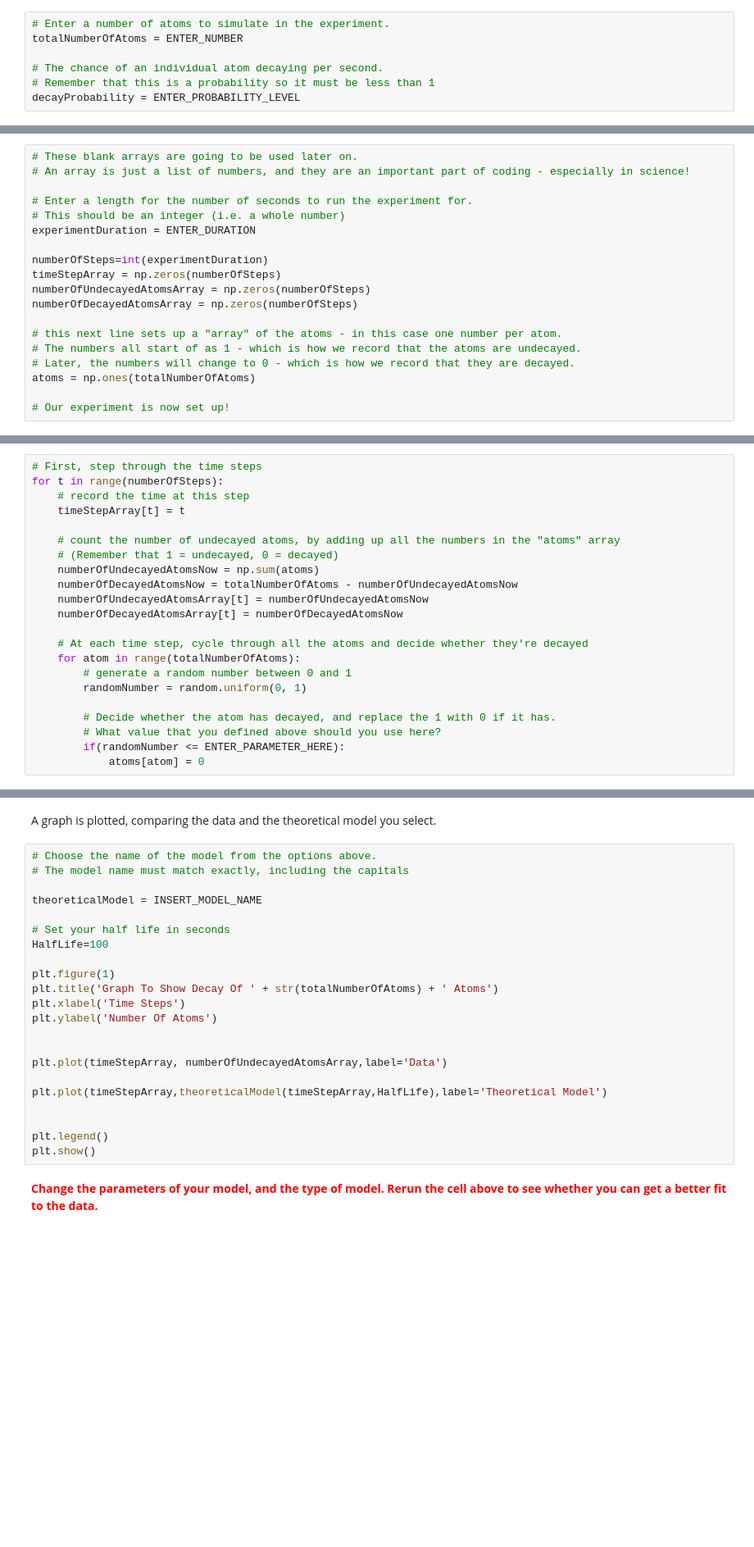
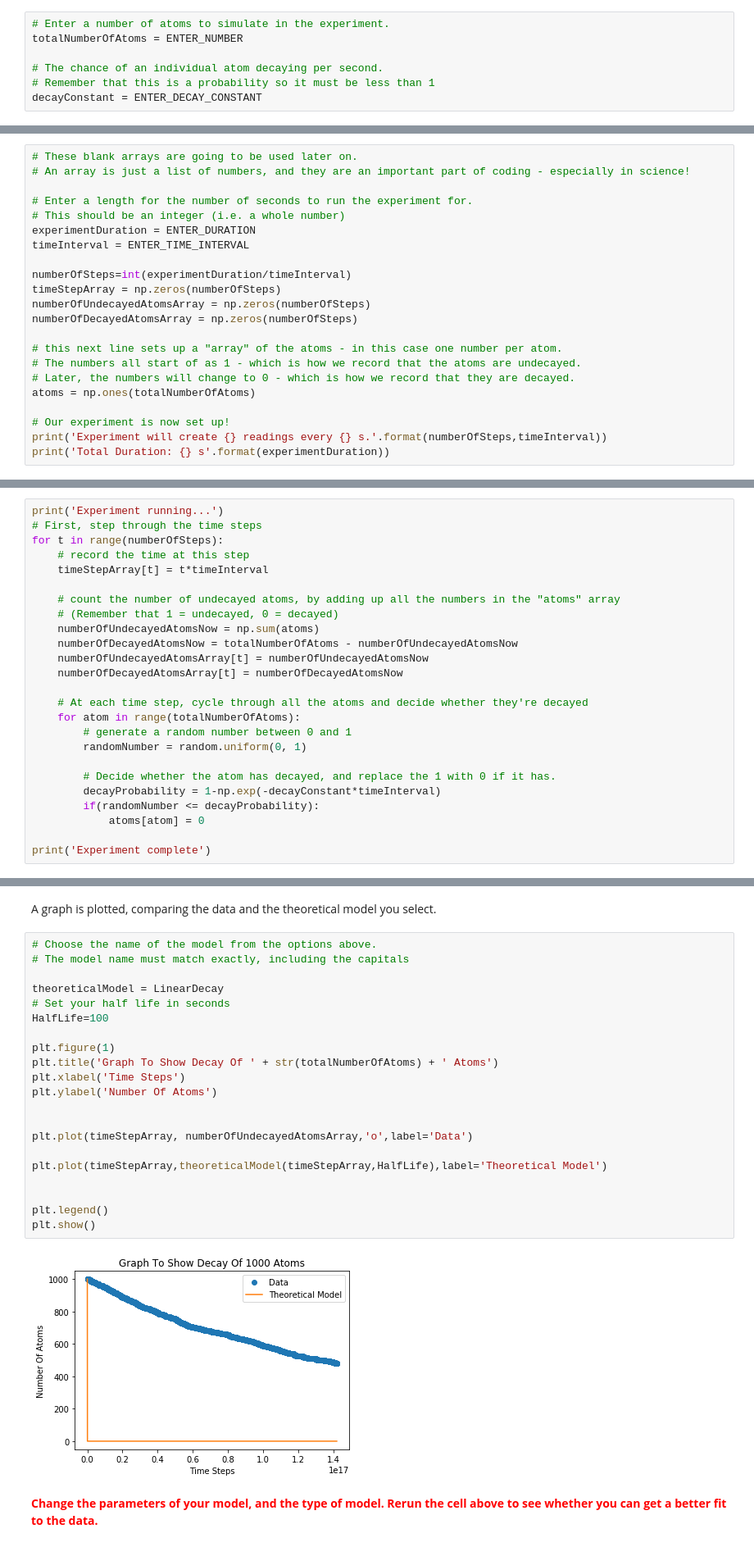
Before and after one commit to PhysicsMentoringProject/Virtual-Radiation-Decay, a Jupyter notebook: Virtual Radioactivity.ipynb, the cells around one changed output, grey strips where cells are left out. Shown at 82% size. Cells and saved outputs as stored; diff of their text form; blank space fills up the shorter version.

Commit message:
Can now cope with time steps of more than 1 second

```diff
--- a/Virtual Radioactivity.ipynb
+++ b/Virtual Radioactivity.ipynb
@@ -30,6 +36,6 @@ totalNumberOfAtoms = ENTER_NUMBER
 
 # The chance of an individual atom decaying per second.
 # Remember that this is a probability so it must be less than 1
-decayProbability = ENTER_PROBABILITY_LEVEL
+decayConstant = ENTER_DECAY_CONSTANT
 # %% [markdown]
 ## Section 2 - Data Recording Set up
@@ -44,8 +50,9 @@ In this section we'll set up the length of time we're going to run for.
 # Enter a length for the number of seconds to run the experiment for.
 # This should be an integer (i.e. a whole number)
 experimentDuration = ENTER_DURATION
+timeInterval = ENTER_TIME_INTERVAL
 
-numberOfSteps=int(experimentDuration)
+numberOfSteps=int(experimentDuration/timeInterval)
 timeStepArray = np.zeros(numberOfSteps)
 numberOfUndecayedAtomsArray = np.zeros(numberOfSteps)
 numberOfDecayedAtomsArray = np.zeros(numberOfSteps)
@@ -56,3 +63,5 @@ numberOfDecayedAtomsArray = np.zeros(numberOfSteps)
 atoms = np.ones(totalNumberOfAtoms)
 
 # Our experiment is now set up!
+print('Experiment will create {} readings every {} s.'.format(numberOfSteps,timeInterval))
+print('Total Duration: {} s'.format(experimentDuration))
@@ -68,8 +79,9 @@ In this section we'll run the experiment.
 # %%
+print('Experiment running...')
 # First, step through the time steps
 for t in range(numberOfSteps):
     # record the time at this step
-    timeStepArray[t] = t
+    timeStepArray[t] = t*timeInterval
 
     # count the number of undecayed atoms, by adding up all the numbers in the "atoms" array
     # (Remember that 1 = undecayed, 0 = decayed)
@@ -84,6 +96,8 @@ for t in range(numberOfSteps):
         randomNumber = random.uniform(0, 1)
 
         # Decide whether the atom has decayed, and replace the 1 with 0 if it has.
-        # What value that you defined above should you use here?
-        if(randomNumber <= ENTER_PARAMETER_HERE):
+        decayProbability = 1-np.exp(-decayConstant*timeInterval)
+        if(randomNumber <= decayProbability):
             atoms[atom] = 0
+
+print('Experiment complete')
@@ -160,25 +179,26 @@ A graph is plotted, comparing the data and the theoretical model you select.
 # %%
 # Choose the name of the model from the options above.
 # The model name must match exactly, including the capitals
 
-theoreticalModel = INSERT_MODEL_NAME
-
+theoreticalModel = LinearDecay
 # Set your half life in seconds
 HalfLife=100
 
 plt.figure(1)
 plt.title('Graph To Show Decay Of ' + str(totalNumberOfAtoms) + ' Atoms')
 plt.xlabel('Time Steps')
 plt.ylabel('Number Of Atoms')
 
 
-plt.plot(timeStepArray, numberOfUndecayedAtomsArray,label='Data')
+plt.plot(timeStepArray, numberOfUndecayedAtomsArray,'o',label='Data')
 
 plt.plot(timeStepArray,theoreticalModel(timeStepArray,HalfLife),label='Theoretical Model')
 
 
 plt.legend()
 plt.show()
+# %% [output]
+[figure, added]
 # %% [markdown]
 <font color="red">**Change the parameters of your model, and the type of model. Rerun the cell above to see whether you can get a better fit to the data.**</font>
 # %% [markdown]
```
Also changed, not shown: parts of 12 cells of this notebook.
